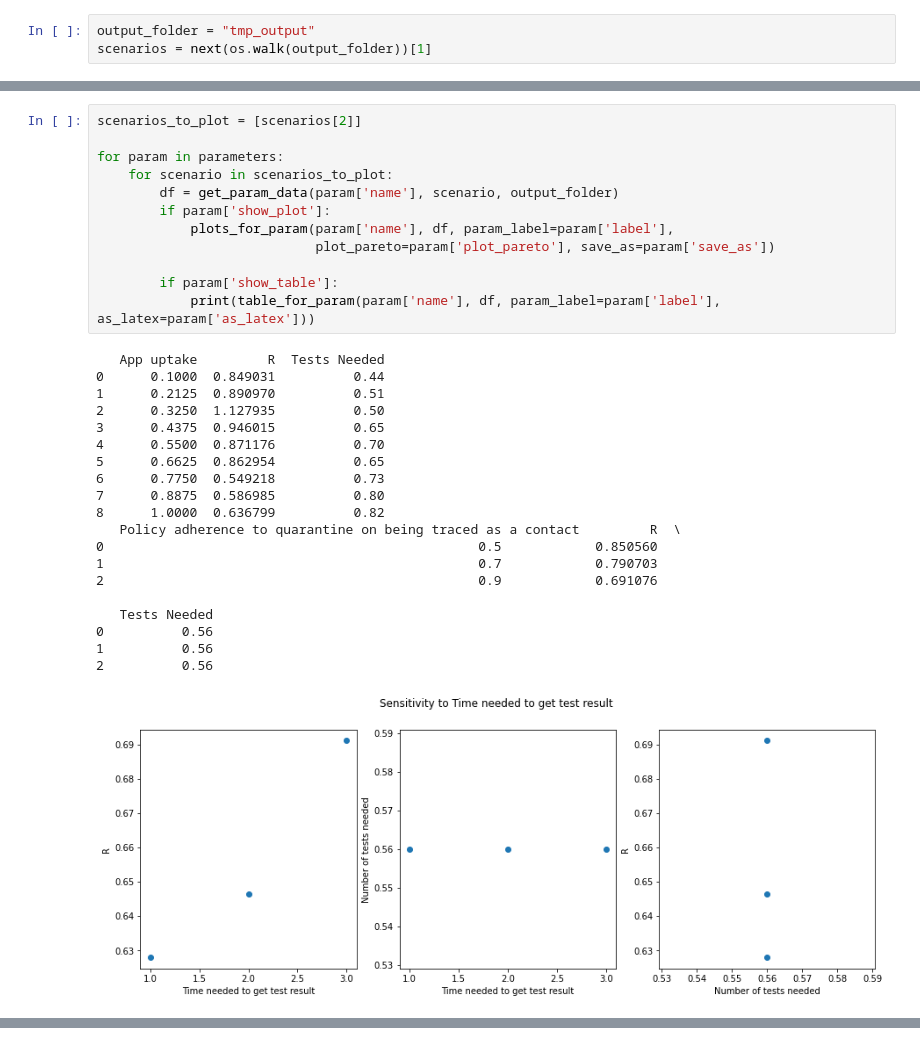
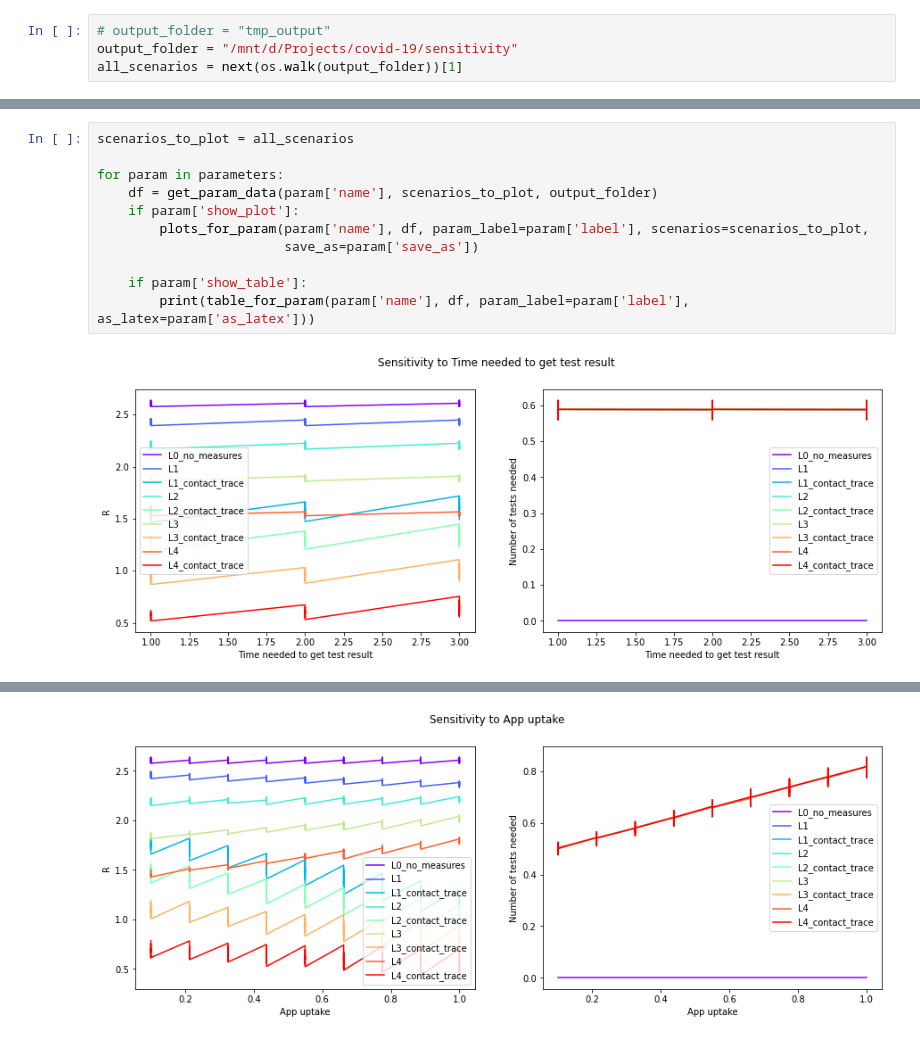
Before and after one commit to rs-delve/tti-explorer, a Jupyter notebook: plots.ipynb, the cells around one changed output, grey strips where cells are left out. Saved outputs shown, nothing was run; the diff lists cells and outputs as text.

Commit message:
Display all scenarios

```diff
--- a/plots.ipynb
+++ b/plots.ipynb
@@ -7,4 +10,5 @@ import json
 # %%
-output_folder = "tmp_output"
-scenarios = next(os.walk(output_folder))[1]
+# output_folder = "tmp_output"
+output_folder = "/mnt/d/Projects/covid-19/sensitivity"
+all_scenarios = next(os.walk(output_folder))[1]
 # %%
@@ -109,34 +144,14 @@ parameters = [
 ]
 # %%
-scenarios_to_plot = [scenarios[2]]
+scenarios_to_plot = all_scenarios
 
 for param in parameters:
-    for scenario in scenarios_to_plot:
-        df = get_param_data(param['name'], scenario, output_folder)
-        if param['show_plot']:
-            plots_for_param(param['name'], df, param_label=param['label'],
-                            plot_pareto=param['plot_pareto'], save_as=param['save_as'])
+    df = get_param_data(param['name'], scenarios_to_plot, output_folder)
+    if param['show_plot']:
+        plots_for_param(param['name'], df, param_label=param['label'], scenarios=scenarios_to_plot,
+                        save_as=param['save_as'])
 
-        if param['show_table']:
-            print(table_for_param(param['name'], df, param_label=param['label'], as_latex=param['as_latex']))
+    if param['show_table']:
+        print(table_for_param(param['name'], df, param_label=param['label'], as_latex=param['as_latex']))
 # %% [output]
-   App uptake         R  Tests Needed
-0      0.1000  0.849031          0.44
-1      0.2125  0.890970          0.51
-2      0.3250  1.127935          0.50
-3      0.4375  0.946015          0.65
-4      0.5500  0.871176          0.70
-5      0.6625  0.862954          0.65
-6      0.7750  0.549218          0.73
-7      0.8875  0.586985          0.80
-8      1.0000  0.636799          0.82
-   Policy adherence to quarantine on being traced as a contact         R  \
-0                                                0.5            0.850560
-1                                                0.7            0.790703
-2                                                0.9            0.691076
-
-   Tests Needed
-0          0.56
-1          0.56
-2          0.56
-[figure, old version]
+[figure, new version]
@@ -143,0 +159 @@ for param in parameters:
+[figure, added]
```
Also changed, not shown: parts of 4 cells of this notebook.
